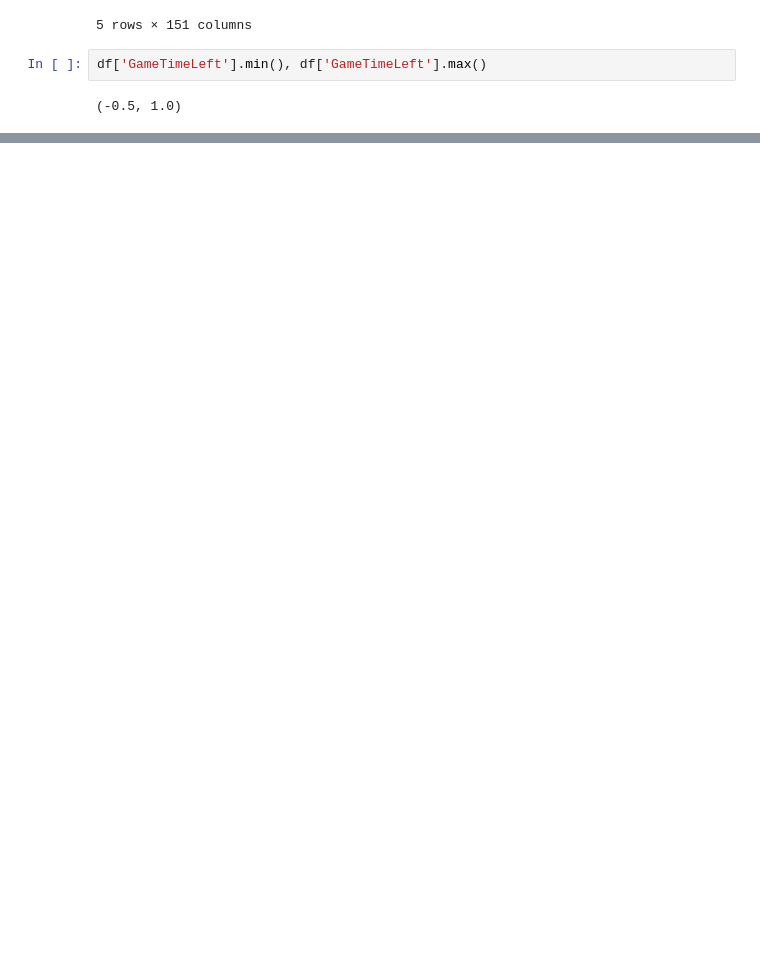
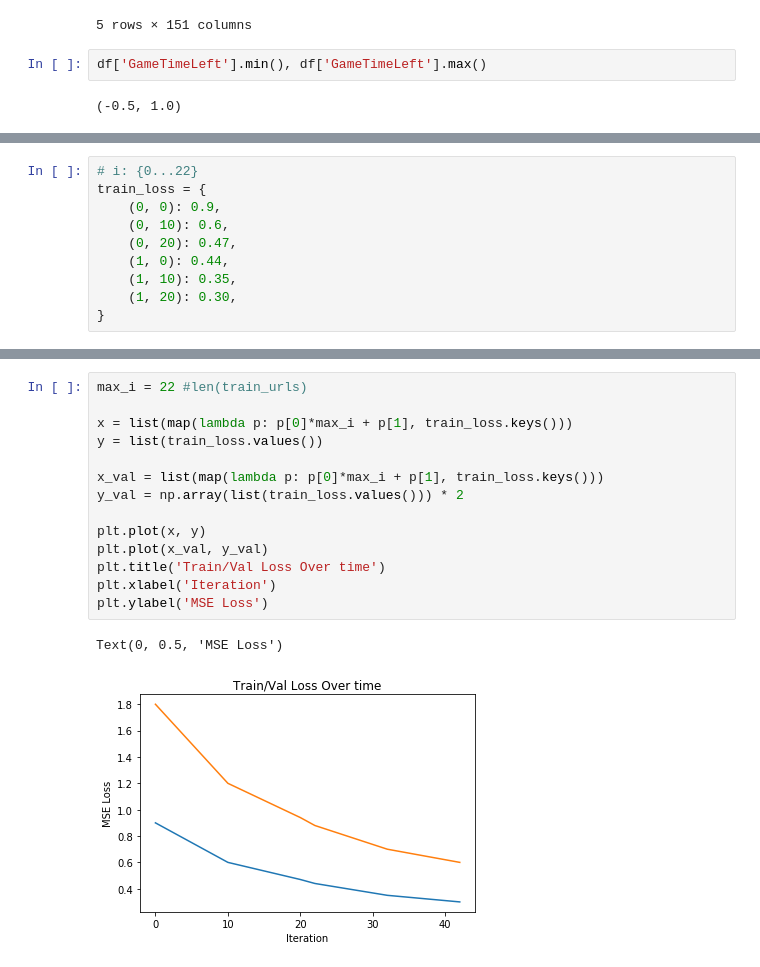
Before and after one commit to erictang000/nba_prediction, a Jupyter notebook: Exploration and Testing.ipynb, the cells around one changed output, grey strips where cells are left out. Saved outputs shown, nothing was run; the diff lists cells and outputs as text; blank space fills up the shorter version.

```diff
--- a/Exploration and Testing.ipynb
+++ b/Exploration and Testing.ipynb
@@ -400,0 +455,10 @@ df['GameTimeLeft'].min(), df['GameTimeLeft'].max()
+# %%
+# i: {0...22}
+train_loss = {
+    (0, 0): 0.9,
+    (0, 10): 0.6,
+    (0, 20): 0.47,
+    (1, 0): 0.44,
+    (1, 10): 0.35,
+    (1, 20): 0.30,
+}
@@ -400,0 +481,17 @@ df['GameTimeLeft'].min(), df['GameTimeLeft'].max()
+# %%
+max_i = 22 #len(train_urls)
+
+x = list(map(lambda p: p[0]*max_i + p[1], train_loss.keys()))
+y = list(train_loss.values())
+
+x_val = list(map(lambda p: p[0]*max_i + p[1], train_loss.keys()))
+y_val = np.array(list(train_loss.values())) * 2
+
+plt.plot(x, y)
+plt.plot(x_val, y_val)
+plt.title('Train/Val Loss Over time')
+plt.xlabel('Iteration')
+plt.ylabel('MSE Loss')
+# %% [output]
+Text(0, 0.5, 'MSE Loss')
+[figure, added]
```
Also changed, not shown: parts of 17 cells of this notebook.
